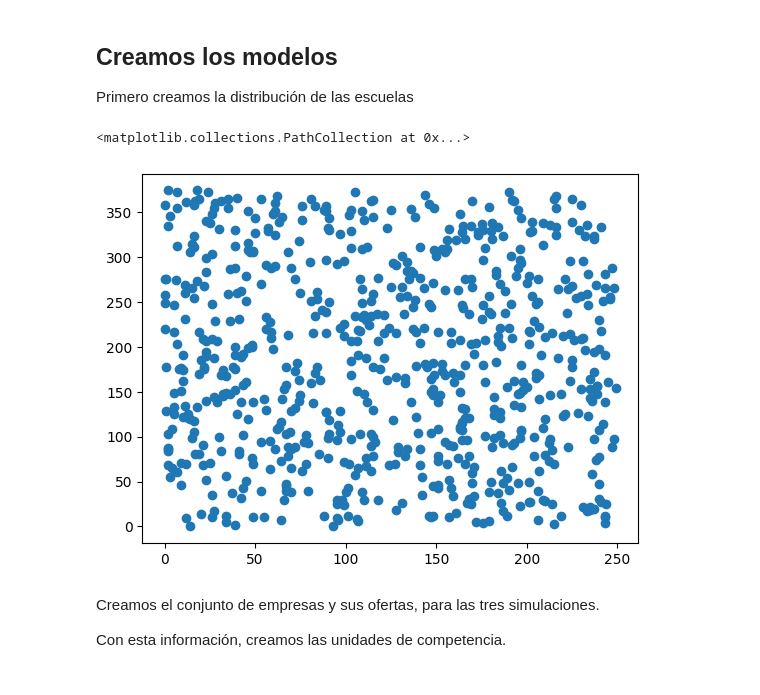
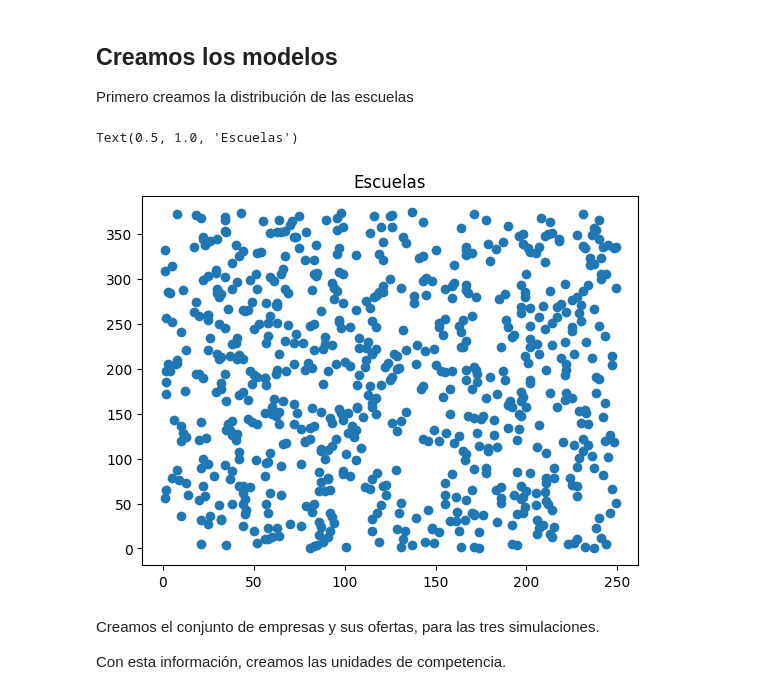
Before and after one commit to Emiliano-Torres/TP_INVOP_Programacion_Lineal, a Jupyter notebook: TP_INVOP.ipynb, the cells around one changed output. Cells and saved outputs as stored; diff of their text form; code cells hidden in the pictures.

```diff
--- a/TP_INVOP.ipynb
+++ b/TP_INVOP.ipynb
@@ -253,15 +284,16 @@ Primero creamos la distribución de las escuelas
 # %%
 #Creamos el mapa y las escuelas
 num_escuelas=709
 diametro=250
 
 escuelas_x = np.random.randint(0,diametro, num_escuelas)
 escuelas_y = np.random.randint(0,1.5*diametro,num_escuelas)
 escuelas=np.array([escuelas_x,escuelas_y]).T
 plt.scatter(escuelas[:,0],escuelas[:,1])
+plt.title("Escuelas")
 # %% [output]
-<matplotlib.collections.PathCollection at 0x...>
+Text(0.5, 1.0, 'Escuelas')
-[figure, old version]
+[figure, new version]
 # %% [markdown]
 Creamos el conjunto de empresas y sus ofertas, para las tres simulaciones.
 
```
Also changed, not shown: parts of 36 cells of this notebook.
